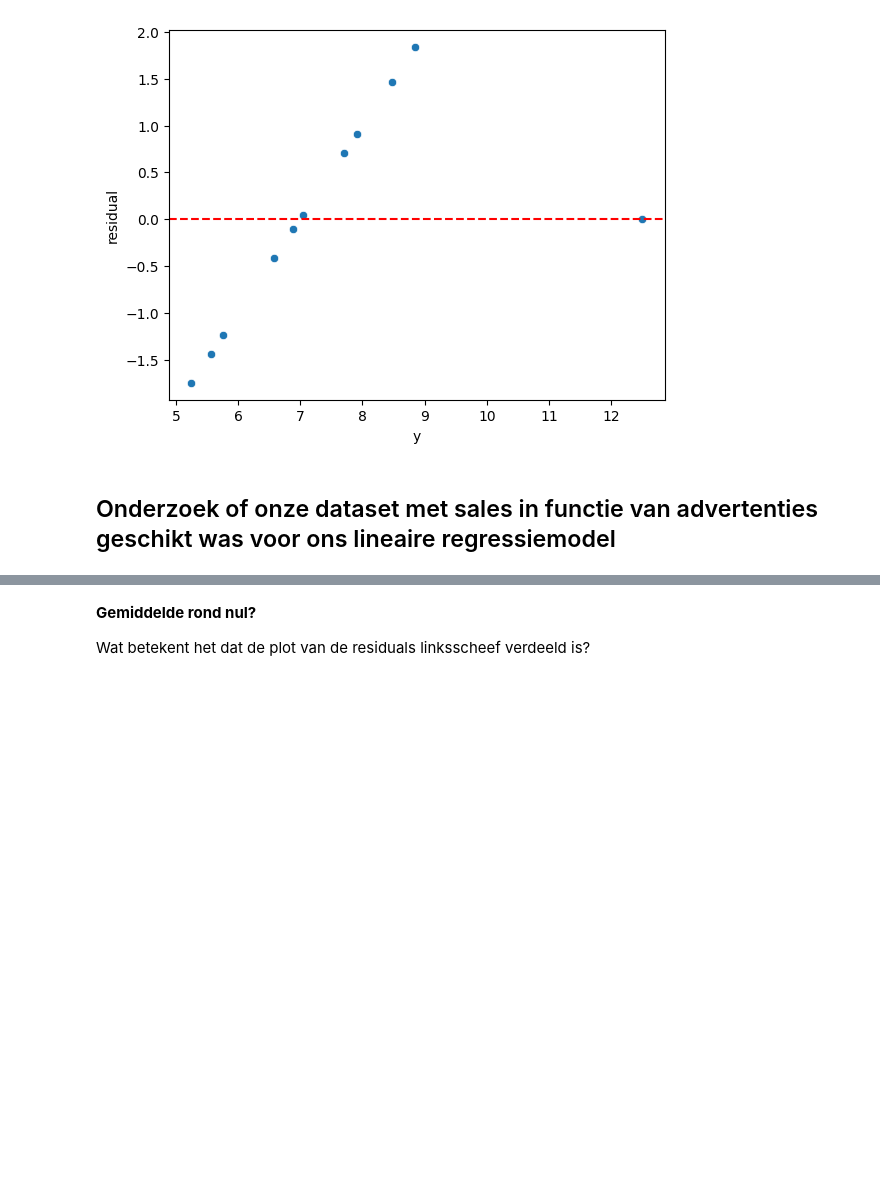
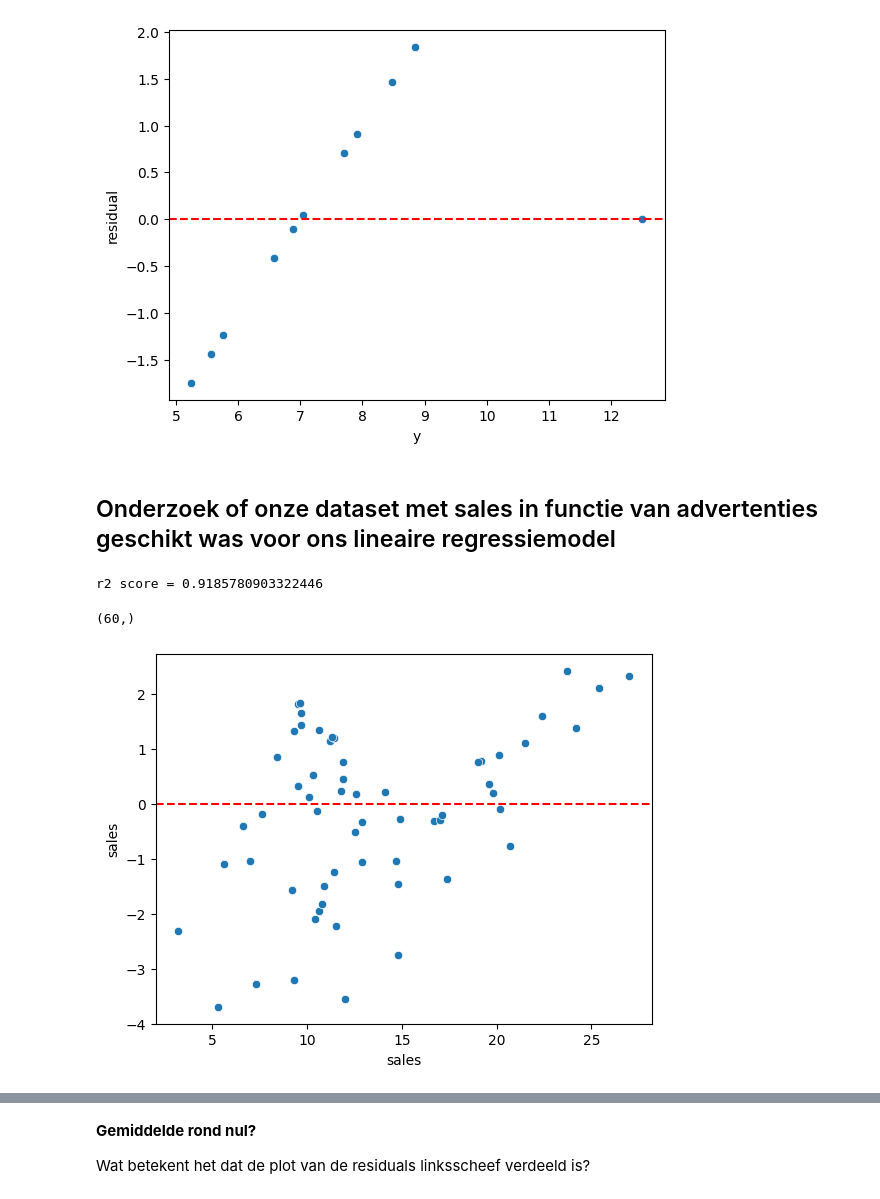
Before and after one commit to montypie/DS_Projects, a Jupyter notebook: 2_Regression/02-LR_sklearn_oefening_2.ipynb, the cells around one changed output, grey strips where cells are left out. Cells and saved outputs as stored; diff of their text form; code cells hidden in the pictures; blank space fills up the shorter version.

```diff
--- a/2_Regression/02-LR_sklearn_oefening_2.ipynb
+++ b/2_Regression/02-LR_sklearn_oefening_2.ipynb
@@ -137,6 +137,30 @@ plt.show()
 [figure]
 # %% [markdown]
 ## Onderzoek of onze dataset met sales in functie van advertenties geschikt was voor ons lineaire regressiemodel
+# %%
+df = pd.read_csv("data/Advertising.csv")
+# %%
+from sklearn.model_selection import train_test_split
+from sklearn.linear_model import LinearRegression
+
+X = df.drop('sales',axis=1)
+y = df['sales']
+
+X_train, X_test, y_train, y_test = train_test_split(X, y, test_size=0.3, random_state=101)
+
+model = LinearRegression()
+model.fit(X_train,y_train)
+test_predictions = model.predict(X_test)
+# %%
+from sklearn.metrics import r2_score
+
+r2 = r2_score(y_test, test_predictions)
+print(f'r2 score = {r2}')
+# %% [output]
+r2 score = 0.9185780903322446
 # %%
-# Bepaal de residuals op basis van de voorspellingen op de test set
-test_residuals = y_test - test_pred
+# Bepaal de residuals op basis van de voorspellingen op de test-set:
+test_residuals = y_test - test_predictions
+test_residuals.shape
+# %% [output]
+(60,)
@@ -147,2 +167,9 @@ test_residuals
+# %%
+# plot de residuals tov de testwaarden
+
+sns.scatterplot(x=y_test, y=test_residuals)
+plt.axhline(y=0, color ='r',linestyle = '--');
+# %% [output]
+[figure, added]
 # %%
 # Maak een distributieplot van de residuals op de test set
```
Also changed, not shown: parts of 9 cells of this notebook, 1 other file.
